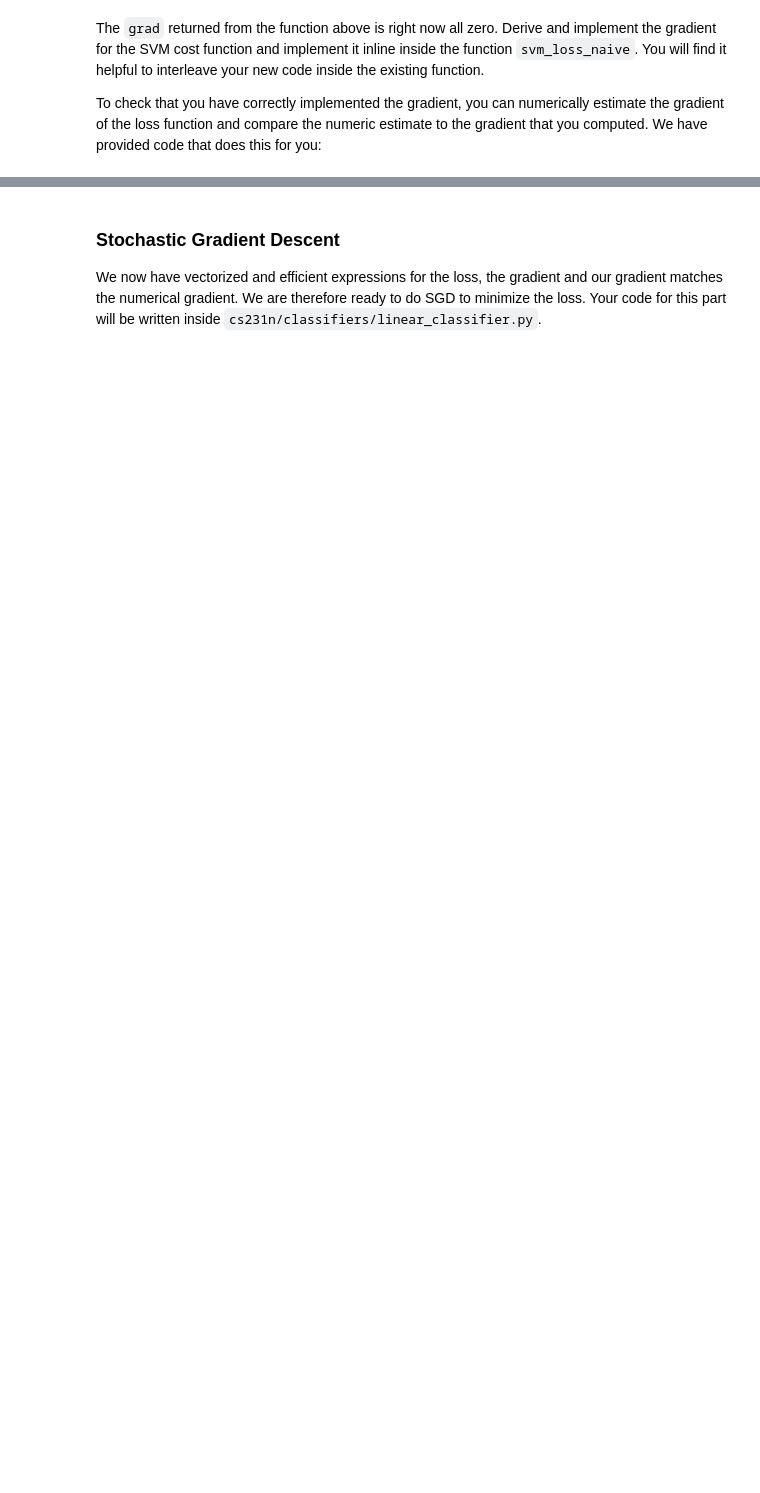
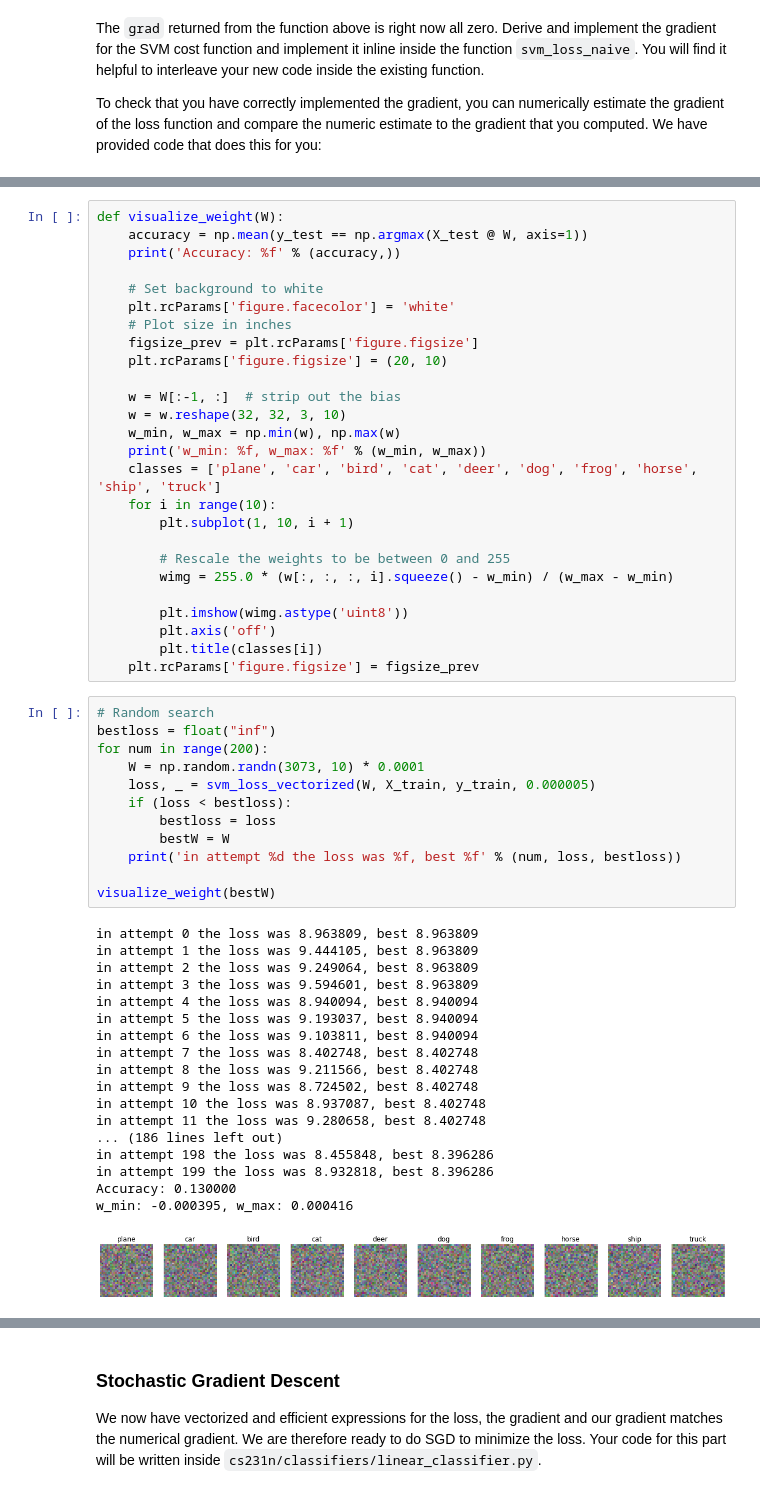
Before and after one commit to jleem99/cs231n, a Jupyter notebook: assignments/assignment1/svm.ipynb, the cells around one changed output, grey strips where cells are left out. Cells and saved outputs as stored; diff of their text form; blank space fills up the shorter version.

```diff
--- a/assignments/assignment1/svm.ipynb
+++ b/assignments/assignment1/svm.ipynb
@@ -248,0 +293,57 @@ print('difference: %f' % difference)
+# %%
+def visualize_weight(W):
+    accuracy = np.mean(y_test == np.argmax(X_test @ W, axis=1))
+    print('Accuracy: %f' % (accuracy,))
+
+    # Set background to white
+    plt.rcParams['figure.facecolor'] = 'white'
+    # Plot size in inches
+    figsize_prev = plt.rcParams['figure.figsize']
+    plt.rcParams['figure.figsize'] = (20, 10)
+
+    w = W[:-1, :]  # strip out the bias
+    w = w.reshape(32, 32, 3, 10)
+    w_min, w_max = np.min(w), np.max(w)
+    print('w_min: %f, w_max: %f' % (w_min, w_max))
+    classes = ['plane', 'car', 'bird', 'cat', 'deer', 'dog', 'frog', 'horse', 'ship', 'truck']
+    for i in range(10):
+        plt.subplot(1, 10, i + 1)
+
+        # Rescale the weights to be between 0 and 255
+        wimg = 255.0 * (w[:, :, :, i].squeeze() - w_min) / (w_max - w_min)
+
+        plt.imshow(wimg.astype('uint8'))
+        plt.axis('off')
+        plt.title(classes[i])
+    plt.rcParams['figure.figsize'] = figsize_prev
+# %%
+# Random search
+bestloss = float("inf")
+for num in range(200):
+    W = np.random.randn(3073, 10) * 0.0001
+    loss, _ = svm_loss_vectorized(W, X_train, y_train, 0.000005)
+    if (loss < bestloss):
+        bestloss = loss
+        bestW = W
+    print('in attempt %d the loss was %f, best %f' % (num, loss, bestloss))
+
+visualize_weight(bestW)
+# %% [output]
+in attempt 0 the loss was 8.963809, best 8.963809
+in attempt 1 the loss was 9.444105, best 8.963809
+in attempt 2 the loss was 9.249064, best 8.963809
+in attempt 3 the loss was 9.594601, best 8.963809
+in attempt 4 the loss was 8.940094, best 8.940094
+in attempt 5 the loss was 9.193037, best 8.940094
+in attempt 6 the loss was 9.103811, best 8.940094
+in attempt 7 the loss was 8.402748, best 8.402748
+in attempt 8 the loss was 9.211566, best 8.402748
+in attempt 9 the loss was 8.724502, best 8.402748
+in attempt 10 the loss was 8.937087, best 8.402748
+in attempt 11 the loss was 9.280658, best 8.402748
+... (186 lines left out)
+in attempt 198 the loss was 8.455848, best 8.396286
+in attempt 199 the loss was 8.932818, best 8.396286
+Accuracy: 0.130000
+w_min: -0.000395, w_max: 0.000416
+[figure, added]
```
Also changed, not shown: parts of 40 cells of this notebook, 3 other files.
